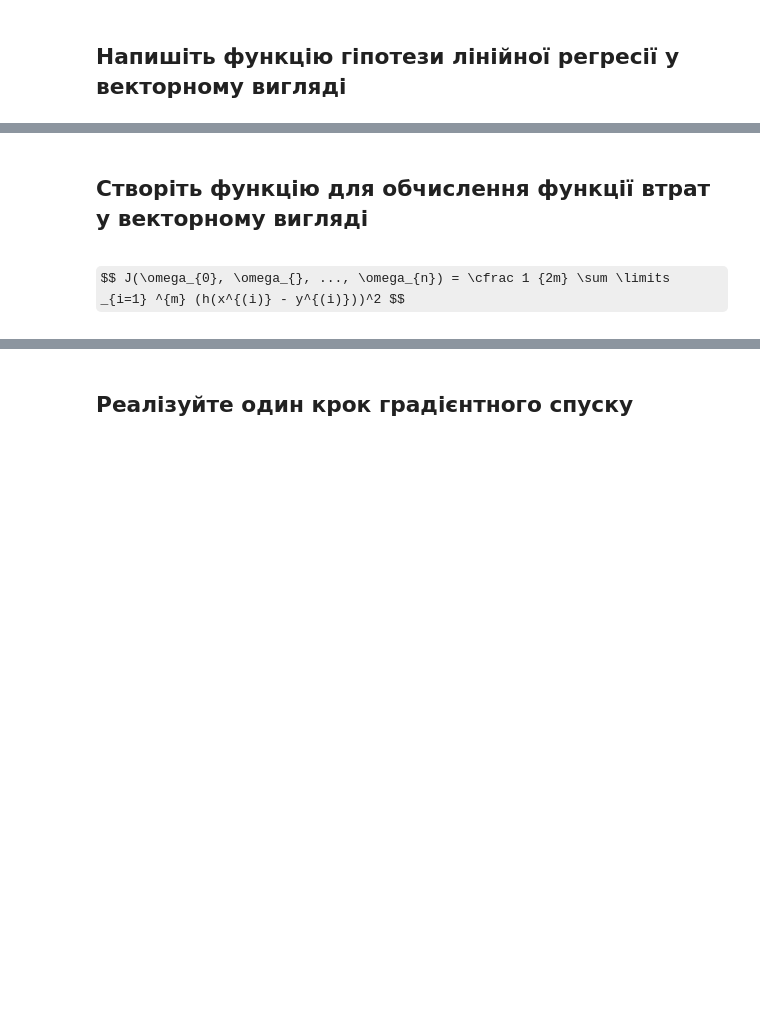
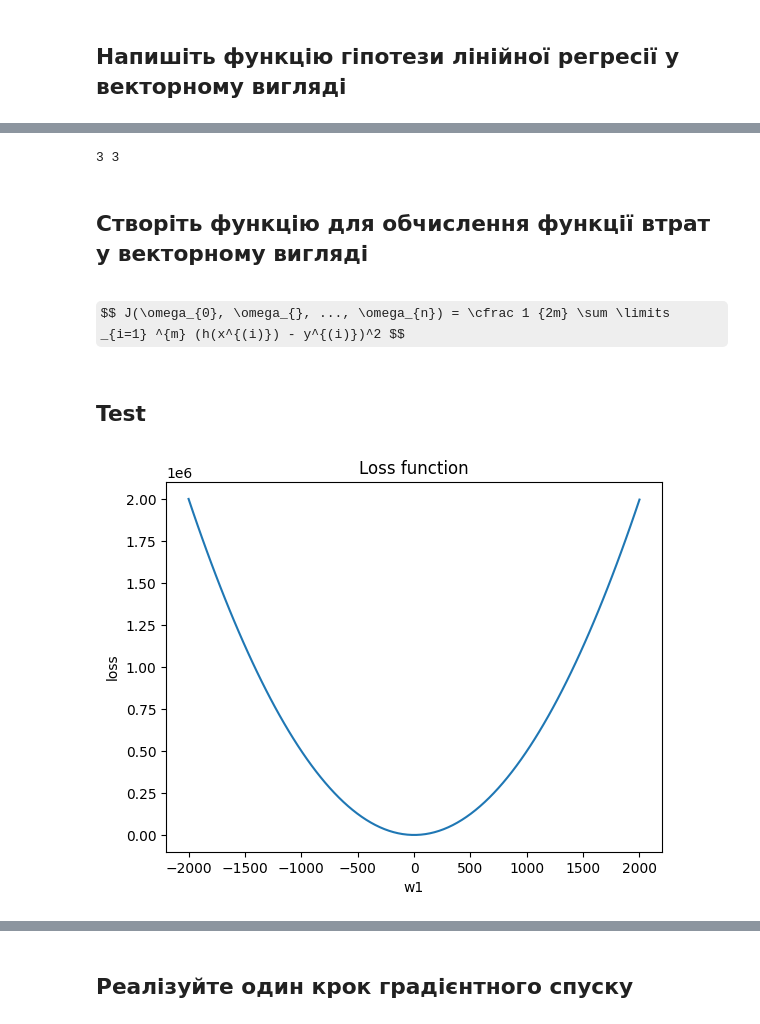
Before and after one commit to tarsweb-Python-GOIT/DS-HW, a Jupyter notebook: hw-03.ipynb, the cells around one changed output, grey strips where cells are left out. Drawn from its saved outputs; the diff is of its cells as text; code cells hidden in the pictures; some formulas as TeX source; blank space fills up the shorter version.

```diff
--- a/hw-03.ipynb
+++ b/hw-03.ipynb
@@ -11,5 +11,5 @@ $$h(\vec{x}) = \vec{x} \cdot \vec{\omega}$$
 import numpy as np
 # %%
 def linear_regression(x: np.array, w: np.array):
-    assert x.shape[0] == w.shape[1], "Wrong shapes"
+    assert x.shape[1] == w.shape[0], "Wrong shapes"
     return np.dot(x, w)
@@ -16,7 +18,33 @@ def linear_regression(x: np.array, w: np.array):
+# %%
+x = np.array([[1, 2, 3]])
+w= np.array([1, 2, 3])
+
+print(x.shape[1], w.shape[0])
+assert linear_regression(x, w) == 14
+# %% [output]
+3 3
 # %% [markdown]
 ## Cтворіть функцію для обчислення функції втрат у векторному вигляді
 # %% [markdown]
-$$ J(\omega_{0}, \omega_{}, ..., \omega_{n}) = \cfrac 1 {2m} \sum \limits _{i=1} ^{m} (h(x^{(i)} - y^{(i)}))^2 $$
+$$ J(\omega_{0}, \omega_{}, ..., \omega_{n}) = \cfrac 1 {2m} \sum \limits _{i=1} ^{m} (h(x^{(i)}) - y^{(i)})^2 $$
 # %%
 def loss(x: np.array, w: np.array, y: np.array):
-    return np.sum(np.square(linear_regression(x, w) - y) / 2 * x.shape[0])
+    return np.sum(np.square(linear_regression(x, w) - y)) / (2 * x.shape[0])
+# %% [markdown]
+## Test
+# %%
+import matplotlib.pyplot as plt
+
+test_x = np.array([[1, 1]])
+test_y = np.array([1])
+
+x_axis= np.linspace(-2000, 2000, 100)
+y_axis= [ loss(test_x, np.array([0, weight]), test_y) for weight in x_axis]
+
+plt.plot(x_axis, y_axis)
+plt.title("Loss function")
+plt.xlabel("w1")
+plt.ylabel("loss")
+plt.show()
+# %% [output]
+[figure, added]
```
Also changed, not shown: parts of 3 cells of this notebook.
